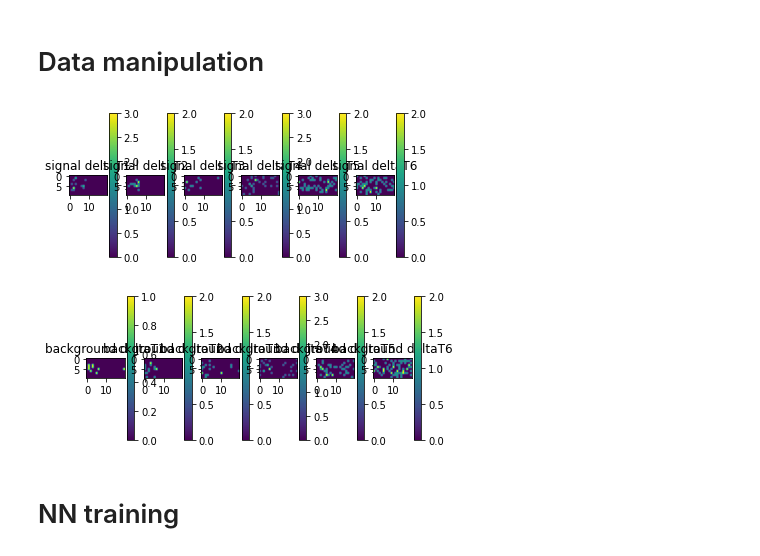
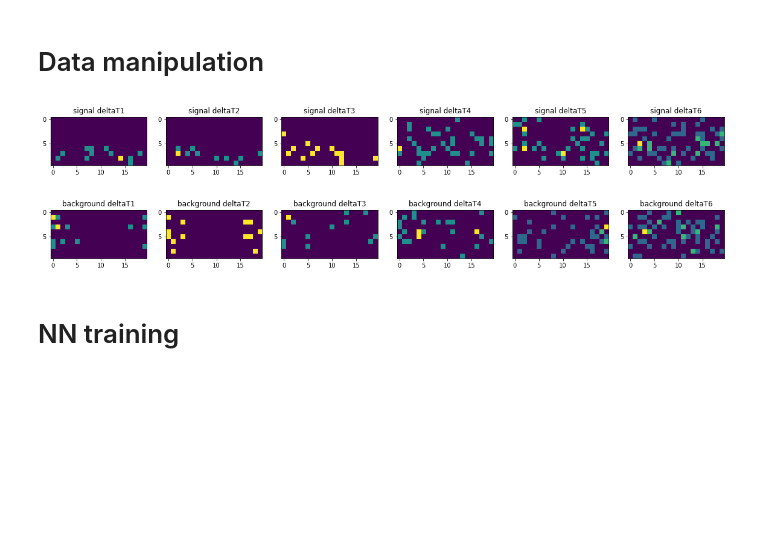
Before and after one commit to Unoaccaso/ML_final_project, a Jupyter notebook: Progetto.ipynb, the cells around one changed output. Drawn from its saved outputs; the diff is of its cells as text; code cells hidden in the pictures; blank space fills up the shorter version.

```diff
--- a/Progetto.ipynb
+++ b/Progetto.ipynb
@@ -76,27 +76,25 @@ print(labels.shape)
 # %%
 signal = images[labels == 1]
 background = images[labels == 0]
 
 sig = np.random.randint(0, signal.shape[0])
 back = np.random.randint(0, background.shape[0])
 
-plt.figure()
+plt.figure(figsize=(20, 10))
 for i in range(6):
   plt.subplot(1, 6, i+1)
-  plot = plt.imshow(signal[sig][:, :, i])
+  plt.imshow(signal[sig][:, :, i])
   plt.title(f'signal deltaT{i+1}')
-  plt.colorbar(plot)
 plt.show()
-plt.figure()
+plt.figure(figsize=(20, 10))
 for i in range(6):
   plt.subplot(1, 6, i+1)
-  plot = plt.imshow(background[back][:, :, i])
+  plt.imshow(background[back][:, :, i])
   plt.title(f'background deltaT{i+1}')
-  plt.colorbar(plot)
 plt.show()
 # %% [output]
-[figure, old version]
+[figure, new version]
-[figure, old version]
+[figure, new version]
 # %% [markdown]
 # NN training
 # %%
```
